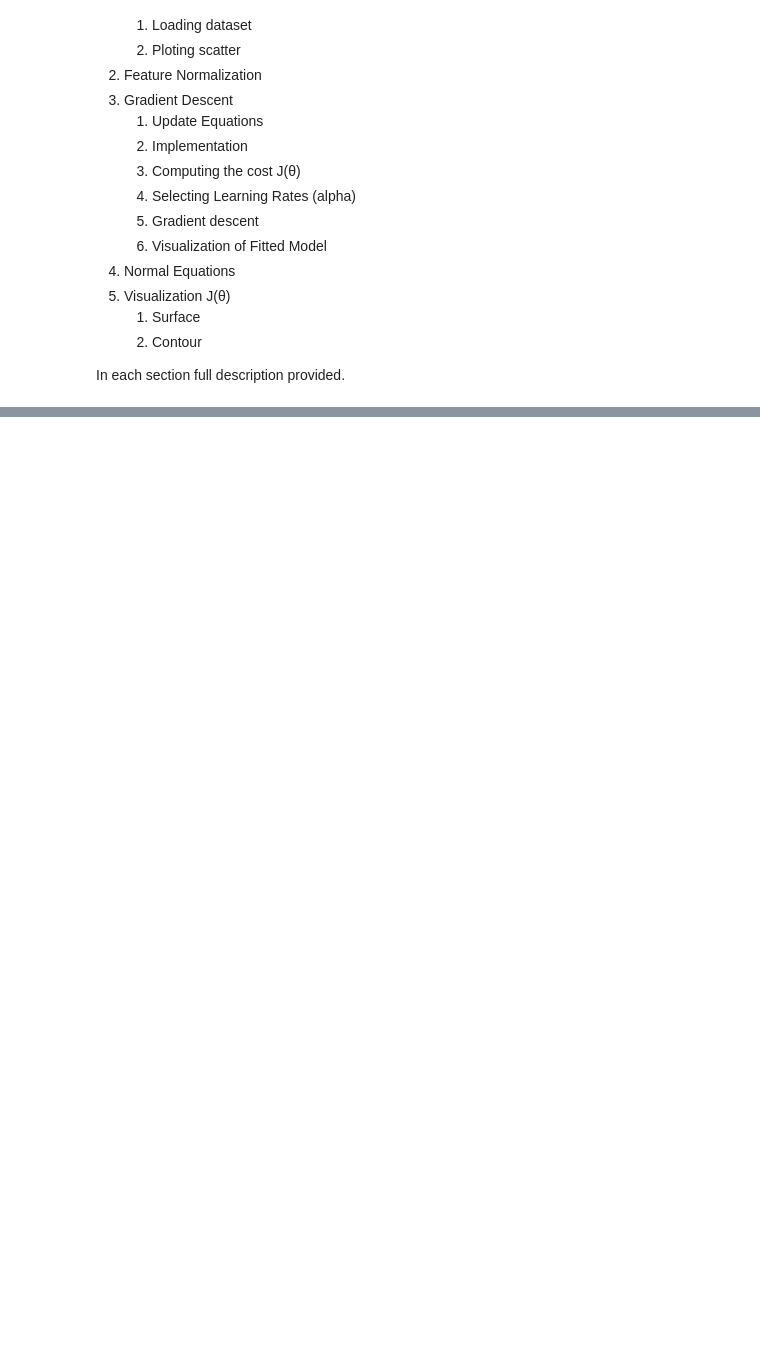
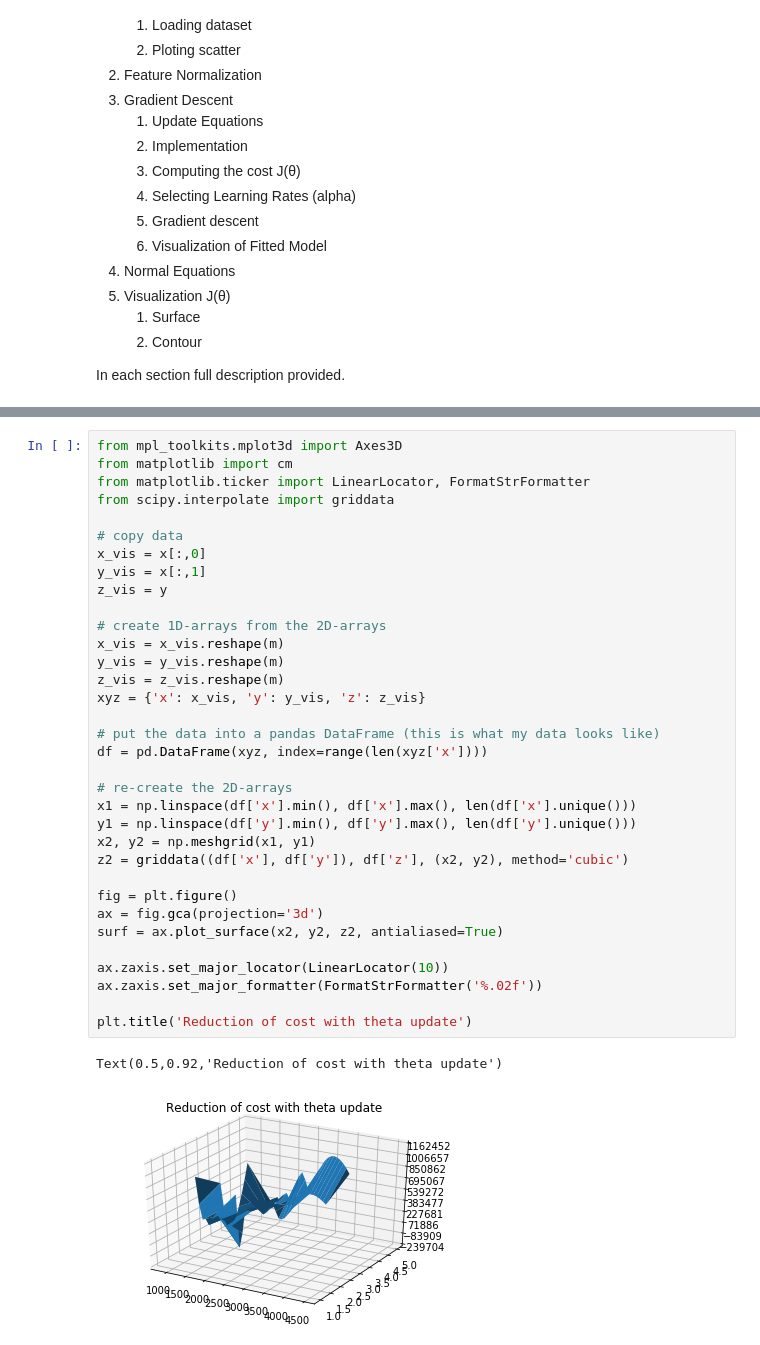
Before and after one commit to Nikronic/Coursera-Machine-Learning, a Jupyter notebook: Assignment_1/Multi Variable Linear Regression.ipynb, the cells around one changed output, grey strips where cells are left out. Drawn from its saved outputs; the diff is of its cells as text; blank space fills up the shorter version.

```diff
--- a/Assignment_1/Multi Variable Linear Regression.ipynb
+++ b/Assignment_1/Multi Variable Linear Regression.ipynb
@@ -32,0 +102,37 @@ In each section full description provided.
+# %%
+from mpl_toolkits.mplot3d import Axes3D
+from matplotlib import cm
+from matplotlib.ticker import LinearLocator, FormatStrFormatter
+from scipy.interpolate import griddata
+
+# copy data
+x_vis = x[:,0]
+y_vis = x[:,1]
+z_vis = y
+
+# create 1D-arrays from the 2D-arrays
+x_vis = x_vis.reshape(m)
+y_vis = y_vis.reshape(m)
+z_vis = z_vis.reshape(m)
+xyz = {'x': x_vis, 'y': y_vis, 'z': z_vis}
+
+# put the data into a pandas DataFrame (this is what my data looks like)
+df = pd.DataFrame(xyz, index=range(len(xyz['x'])))
+
+# re-create the 2D-arrays
+x1 = np.linspace(df['x'].min(), df['x'].max(), len(df['x'].unique()))
+y1 = np.linspace(df['y'].min(), df['y'].max(), len(df['y'].unique()))
+x2, y2 = np.meshgrid(x1, y1)
+z2 = griddata((df['x'], df['y']), df['z'], (x2, y2), method='cubic')
+
+fig = plt.figure()
+ax = fig.gca(projection='3d')
+surf = ax.plot_surface(x2, y2, z2, antialiased=True)
+
+ax.zaxis.set_major_locator(LinearLocator(10))
+ax.zaxis.set_major_formatter(FormatStrFormatter('%.02f'))
+
+plt.title('Reduction of cost with theta update')
+# %% [output]
+Text(0.5,0.92,'Reduction of cost with theta update')
+[figure, added]
```
Also changed, not shown: parts of 8 cells of this notebook.
